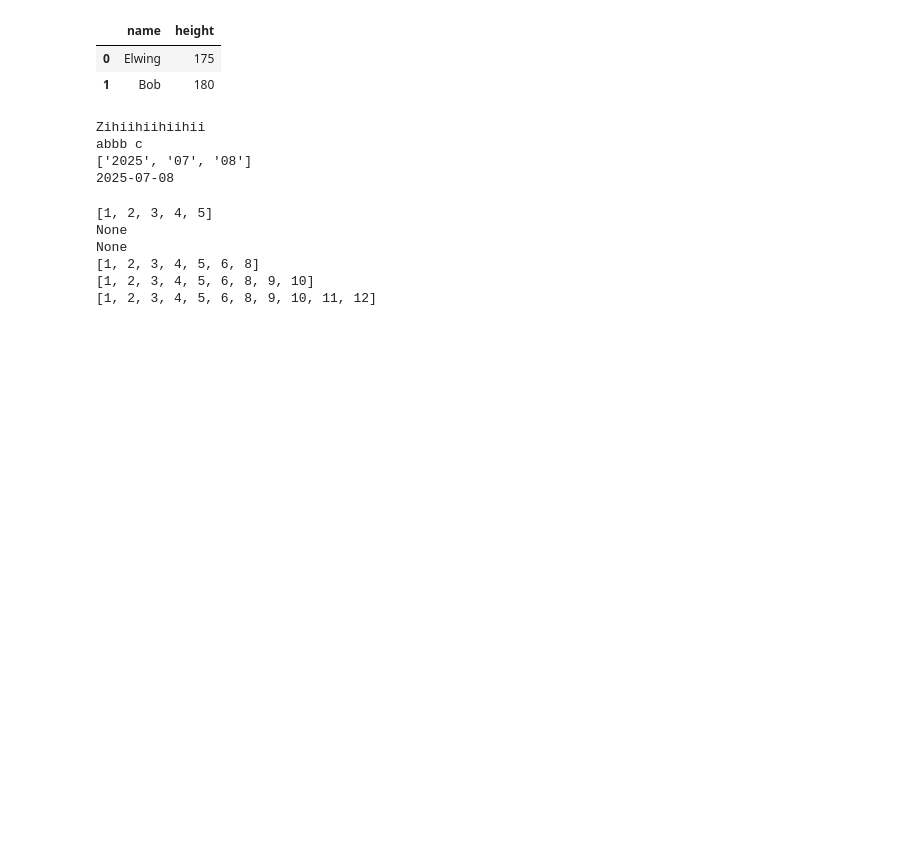
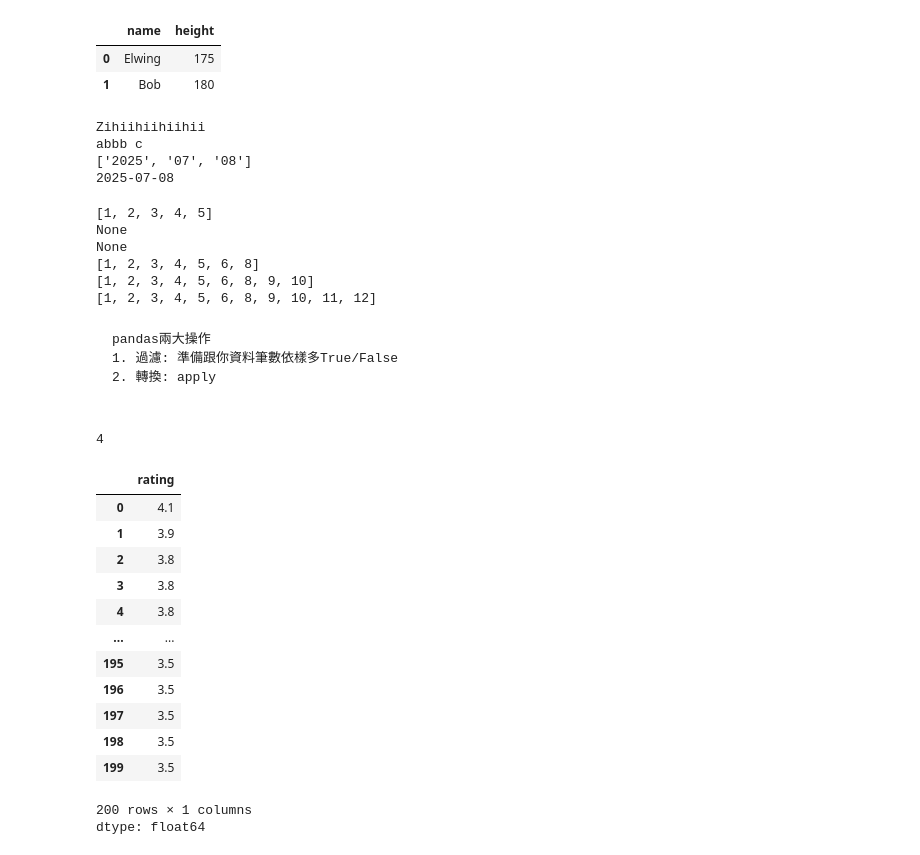
Before and after one commit to Elwing-Chou/tibame_0618, a Jupyter notebook: tibame_20250708.ipynb, the cells around one changed output. Saved outputs shown, nothing was run; the diff lists cells and outputs as text; code cells hidden in the pictures; blank space fills up the shorter version.

````diff
--- a/tibame_20250708.ipynb
+++ b/tibame_20250708.ipynb
@@ -213,3 +213,50 @@ None
 [1, 2, 3, 4, 5, 6, 8]
 [1, 2, 3, 4, 5, 6, 8, 9, 10]
 [1, 2, 3, 4, 5, 6, 8, 9, 10, 11, 12]
+# %% [markdown]
+
+
+```
+pandas兩大操作
+1. 過濾: 準備跟你資料筆數依樣多True/False
+2. 轉換: apply
+
+```
+# %%
+df["rating"] = df["rating"].astype(float)
+df.dtypes
+# %%
+# 每個東西必定有形態, 每個型態都有對應的操作
+# dict  操作 [key]
+# 對於功能來說也是依樣
+# print 函式型態 操作 (3)
+import random
+def test(n):
+    if n == 0:
+        return random.randint
+    else:
+        return random.uniform
+test(0)(3, 5)
+# %% [output]
+4
+# %%
+# apply(步驟)
+df["rating"].apply(round)
+def flow(n):
+    return round(n, 1)
+df["rating"].apply(flow)
+# %% [output]
+|  | rating |
+| 0 | 4.1 |
+| 1 | 3.9 |
+| 2 | 3.8 |
+| 3 | 3.8 |
+| 4 | 3.8 |
+| ... | ... |
+| 195 | 3.5 |
+| 196 | 3.5 |
+| 197 | 3.5 |
+| 198 | 3.5 |
+| 199 | 3.5 |
+200 rows × 1 columns
+dtype: float64
````
